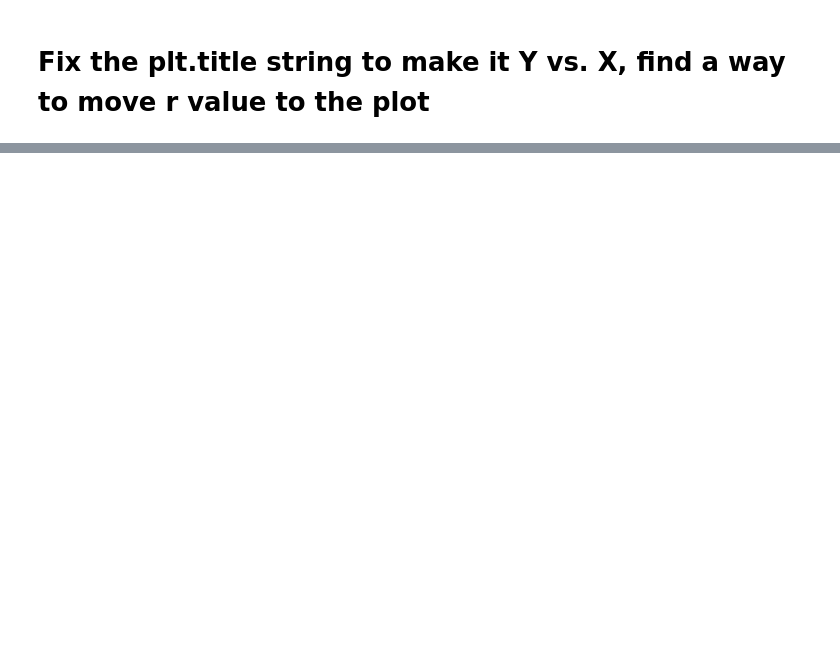
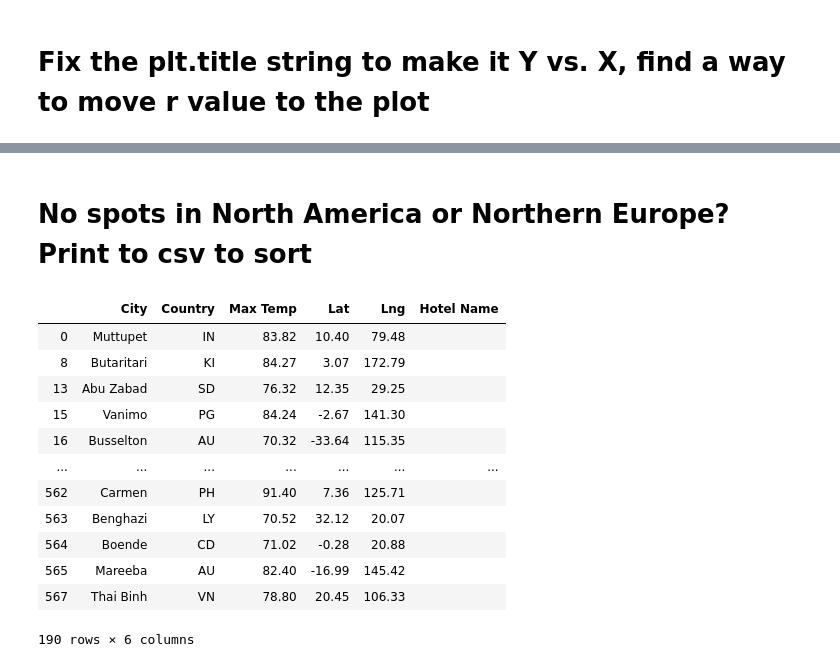
Before and after one commit to prentiss04/World_Wide_Weather_pdouglass, a Jupyter notebook: WeatherPy.ipynb, the cells around one changed output, grey strips where cells are left out. Cells and saved outputs as stored; diff of their text form; code cells hidden in the pictures; blank space fills up the shorter version.

```diff
--- a/WeatherPy.ipynb
+++ b/WeatherPy.ipynb
@@ -399,0 +399,4 @@ plot_linear_regression(x_values, y_values,
+# %%
+# Store the CSV you saved in part one into a DataFrame
+city_data_df = pd.read_csv("weather_data/cities.csv")
+city_data_df.head()
@@ -399,0 +508,4 @@ plot_linear_regression(x_values, y_values,
+# %%
+# Ask the customer to add a minimum and maximum temperature value
+min_temp = float(input("What is the minimum temperature you would like for your trip? "))
+max_temp = float(input("What is the maximum temperature you would like for your trip? "))
@@ -399,0 +517,5 @@ plot_linear_regression(x_values, y_values,
+# %%
+# Filter the dataset to find the cities that fit the criteria
+preferred_cities_df = city_data_df.loc[(city_data_df["Max Temp"] <= max_temp) & \
+                                       (city_data_df["Max Temp"] >= min_temp)]
+preferred_cities_df.head()
@@ -399,0 +543,21 @@ plot_linear_regression(x_values, y_values,
+# %% [markdown]
+# No spots in North America or Northern Europe? Print to csv to sort
+# %%
+# Create DataFrame called hotel_df to store hotel names along with city, country, max temp and coordinates
+hotel_df = preferred_cities_df[["City", "Country", "Max Temp", "Lat", "Lng"]].copy()
+hotel_df["Hotel Name"] = ""
+hotel_df
+# %% [output]
+|  | City | Country | Max Temp | Lat | Lng | Hotel Name |
+| 0 | Muttupet | IN | 83.82 | 10.40 | 79.48 |  |
+| 8 | Butaritari | KI | 84.27 | 3.07 | 172.79 |  |
+| 13 | Abu Zabad | SD | 76.32 | 12.35 | 29.25 |  |
+| 15 | Vanimo | PG | 84.24 | -2.67 | 141.30 |  |
+| 16 | Busselton | AU | 70.32 | -33.64 | 115.35 |  |
+| ... | ... | ... | ... | ... | ... | ... |
+| 562 | Carmen | PH | 91.40 | 7.36 | 125.71 |  |
+| 563 | Benghazi | LY | 70.52 | 32.12 | 20.07 |  |
+| 564 | Boende | CD | 71.02 | -0.28 | 20.88 |  |
+| 565 | Mareeba | AU | 82.40 | -16.99 | 145.42 |  |
+| 567 | Thai Binh | VN | 78.80 | 20.45 | 106.33 |  |
+190 rows × 6 columns
```
Also changed, not shown: parts of 40 cells of this notebook, 1 other file.
